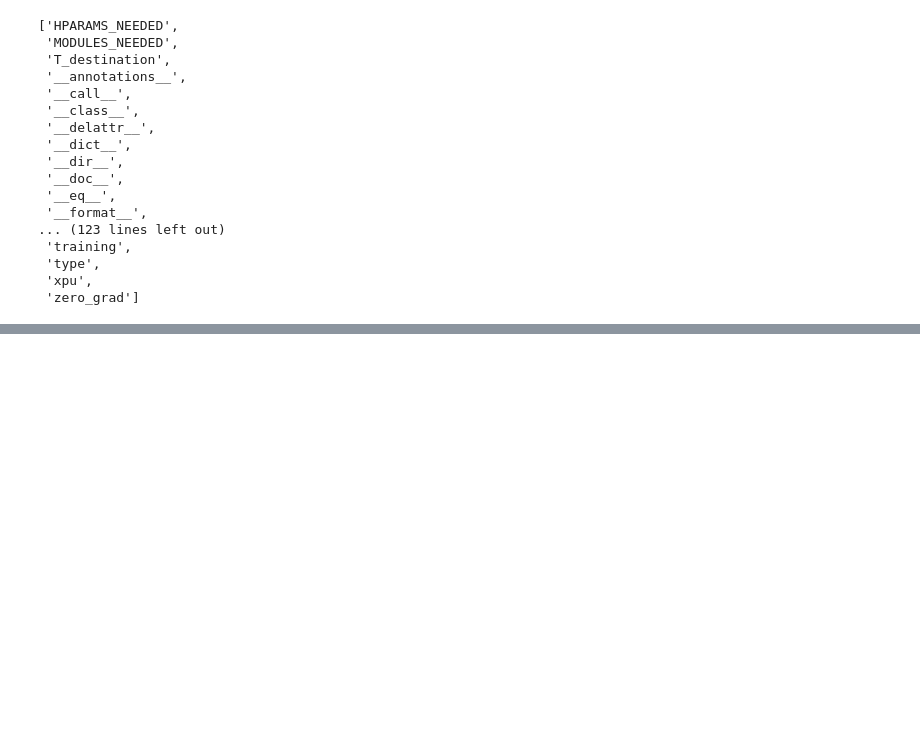
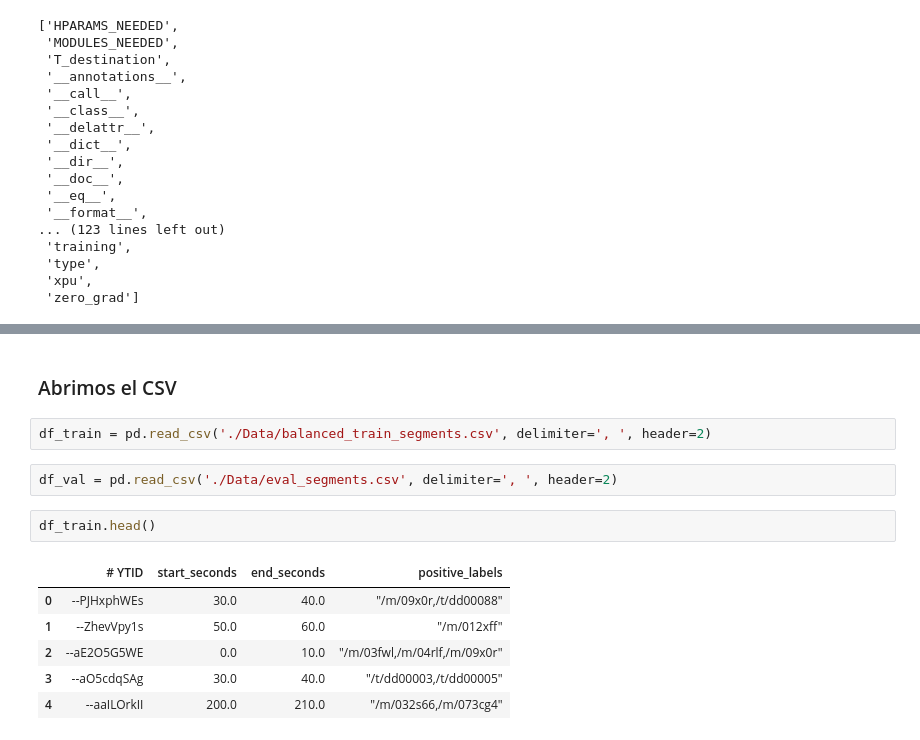
Before and after one commit to Qweryedu/Aprendizaje-Profundo, a Jupyter notebook: Proyecto/Exploracion.ipynb, the cells around one changed output, grey strips where cells are left out. Drawn from its saved outputs; the diff is of its cells as text; blank space fills up the shorter version.

```diff
--- a/Proyecto/Exploracion.ipynb
+++ b/Proyecto/Exploracion.ipynb
@@ -54,0 +253,15 @@ classifier.eval
+# %% [markdown]
+### Abrimos el CSV
+# %%
+df_train = pd.read_csv('./Data/balanced_train_segments.csv', delimiter=', ', header=2)
+# %%
+df_val = pd.read_csv('./Data/eval_segments.csv', delimiter=', ', header=2)
+# %%
+df_train.head()
+# %% [output]
+|  | # YTID | start_seconds | end_seconds | positive_labels |
+| 0 | --PJHxphWEs | 30.0 | 40.0 | "/m/09x0r,/t/dd00088" |
+| 1 | --ZhevVpy1s | 50.0 | 60.0 | "/m/012xff" |
+| 2 | --aE2O5G5WE | 0.0 | 10.0 | "/m/03fwl,/m/04rlf,/m/09x0r" |
+| 3 | --aO5cdqSAg | 30.0 | 40.0 | "/t/dd00003,/t/dd00005" |
+| 4 | --aaILOrkII | 200.0 | 210.0 | "/m/032s66,/m/073cg4" |
```
Also changed, not shown: parts of 21 cells of this notebook, 5 other files.
